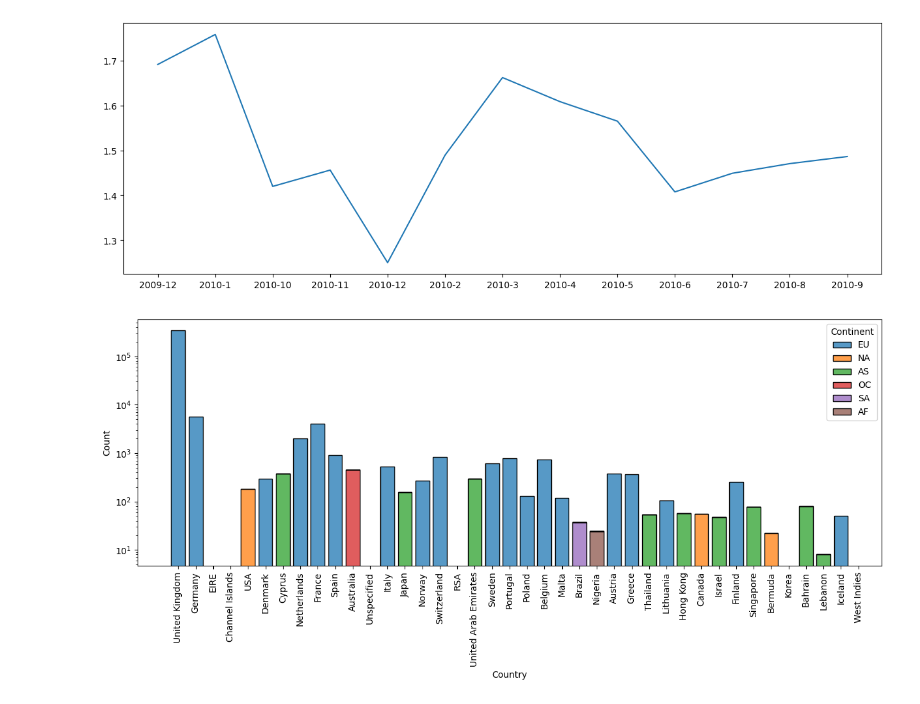
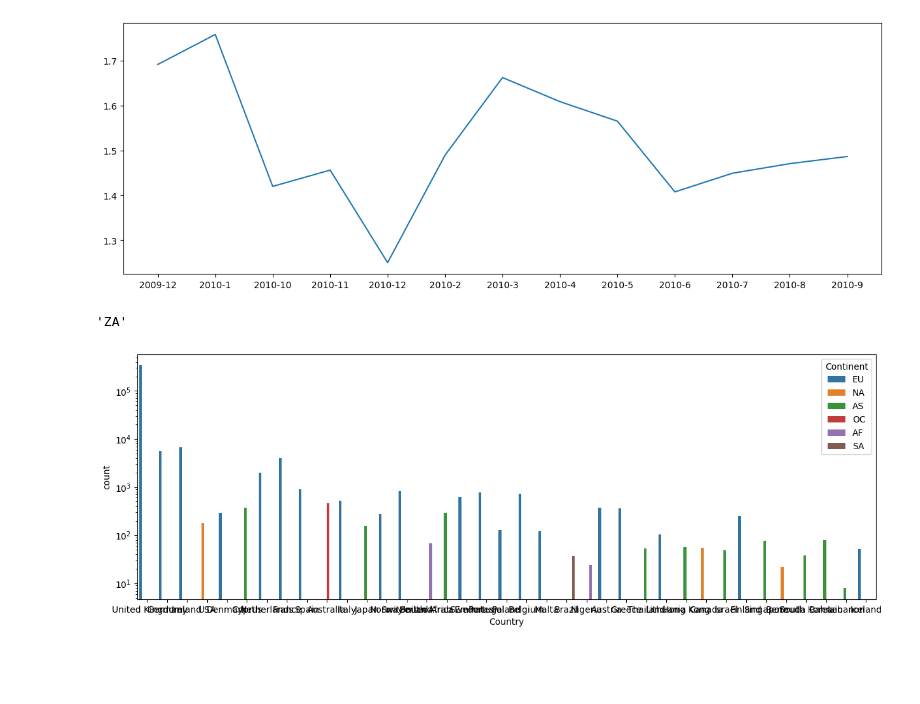
Before and after one commit to wojciechkosiuk/BestHacking-League2k23-mISIe1, a Jupyter notebook: przegladAdam.ipynb, the cells around one changed output. Drawn from its saved outputs; the diff is of its cells as text; code cells hidden in the pictures; blank space fills up the shorter version.

```diff
--- a/przegladAdam.ipynb
+++ b/przegladAdam.ipynb
@@ -57,6 +57,22 @@ train.head()
 | 124305 | 501278 | 21975 | PACK OF 60 DINOSAUR CAKE CASES | 2.0 | 2010-03-15 14:01:00 | 0.55 | 17180.0 | United Kingdom | 3 | ... |
 | 265368 | C515014 | M | Manual | -1.0 | 2010-07-07 16:32:00 | 1588.51 | 15581.0 | United Kingdom | 7 | ... |
 | 41115 | 492783 | 20655 | QUEEN OF SKIES LUGGAGE TAG | 1.0 | 2009-12-18 17:15:00 | 2.57 | NaN | United Kingdom | 12 | ... |
+# %%
+# change EIRE to Ireland
+train['Country'] = train['Country'].replace('EIRE', 'Ireland')
+
+# change RSA to South Africa
+train['Country'] = train['Country'].replace('RSA', 'South Africa')
+
+# change Channel Islands to United Kingdom
+train['Country'] = train['Country'].replace('Channel Islands', 'United Kingdom')
+
+# change Korea to South Korea
+train['Country'] = train['Country'].replace('Korea', 'South Korea')
+
+# remove West Indies and Unspecified
+train = train[train['Country'] != 'West Indies']
+train = train[train['Country'] != 'Unspecified']
 # %%
 import pycountry_convert
 
@@ -105,21 +121,15 @@ plt.plot(train[train['StockCode'] == 20979].groupby('YearMonth')['Price'].mean()
 # %% [output]
 [<matplotlib.lines.Line2D at 0x...>]
 [figure]
-# %%
-# plot histplot of countries in seaborn color all bars blue make bars sorted by count, color by continent
-plt.figure(figsize=(15,5))
-sns.histplot(data=train, x='Country', color='blue', multiple='stack', hue='Continent', shrink=0.8)
-
-
-# scale y logaritmic
-plt.yscale('log')
-
-# rotate x labels
-plt.xticks(rotation=90)
-
-# sort bars by count
-
-# show plot
-plt.show()
-# %% [output]
-[figure, removed]
+# %%
+pycountry_convert.country_name_to_country_alpha2('South Africa')
+# %% [output]
+'ZA'
+# %%
+# barplot of countrie counts in train colored by continent
+plt.figure(figsize=(15,5))
+sns.countplot(x='Country', data=train, hue='Continent')
+#scale the y axis
+plt.yscale('log')
+# %% [output]
+[figure, added]
```
